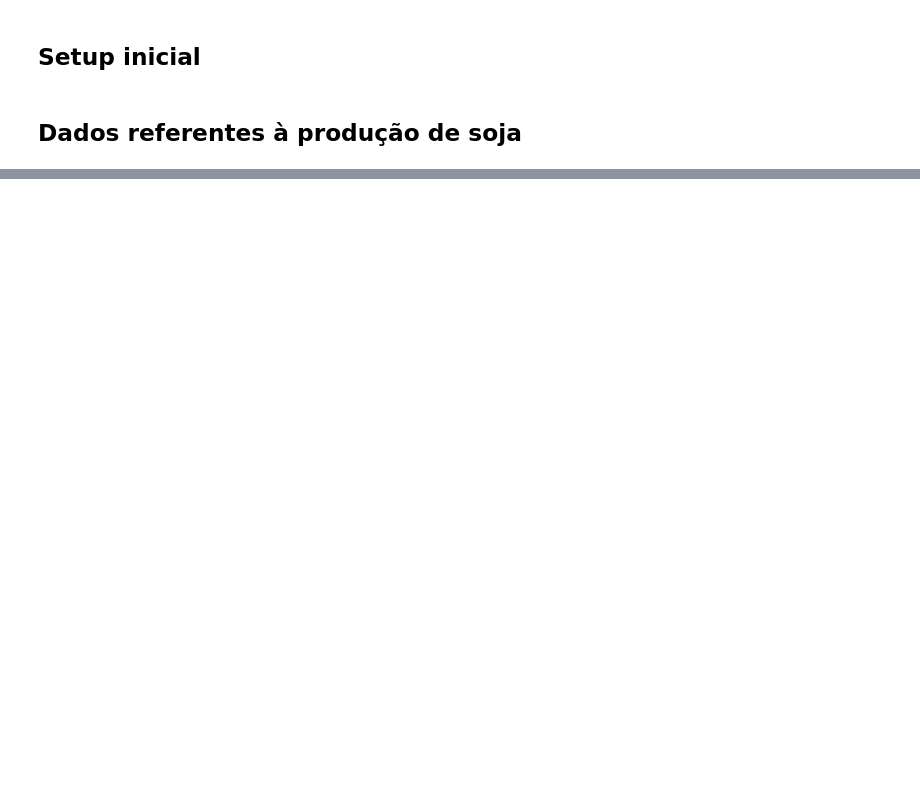
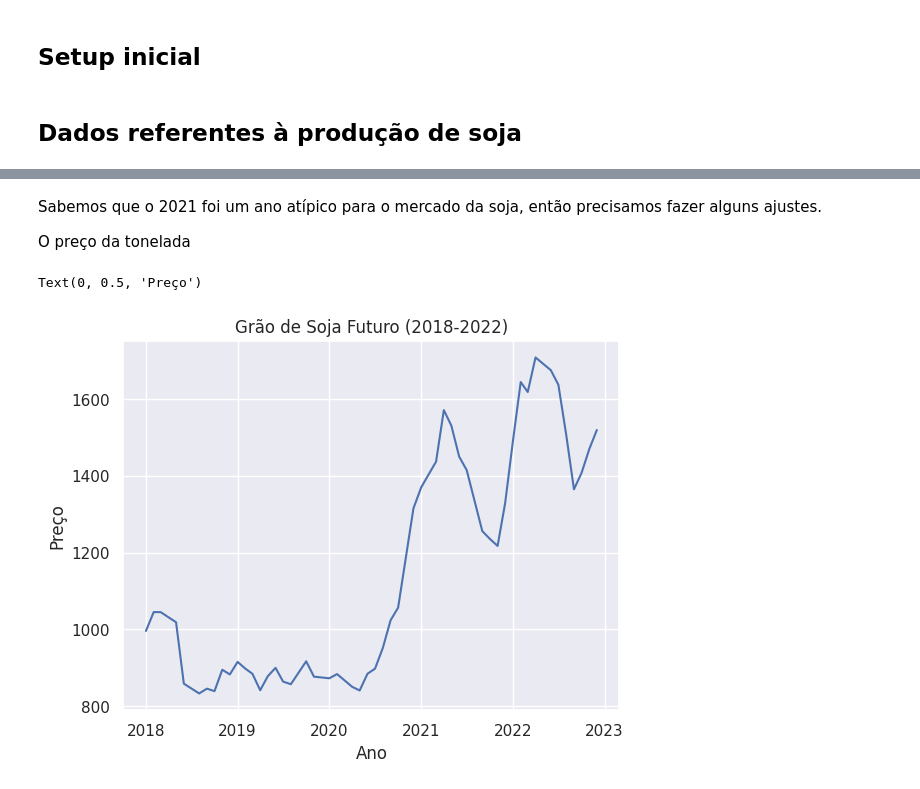
Before and after one commit to luiz-EL/An-liseMercadoSoja, a Jupyter notebook: mercado_soja.ipynb, the cells around one changed output, grey strips where cells are left out. Cells and saved outputs as stored; diff of their text form; code cells hidden in the pictures; blank space fills up the shorter version.

```diff
--- a/mercado_soja.ipynb
+++ b/mercado_soja.ipynb
@@ -79,0 +44,18 @@ Arguments: (UpgradePrompt(old='22.2.2', new='22.3.1'),)
+# %% [markdown]
+Sabemos que o 2021 foi um ano atípico para o mercado da soja, então precisamos fazer alguns ajustes.
+
+O preço da tonelada
+# %%
+preco_ton = pd.DataFrame(produção_mt['Valor da produção (Mil Reais)'] *1000 / produção_mt['Quantidade produzida (Toneladas)'], columns = ['preco'])
+
+soja_futuro = yf.Ticker('ZS=F')
+soja_futuro_hist = soja_futuro.history(start = '2018-01-01', end = '2022-12-31', interval='1mo')['Close']
+
+plt.title('Grão de Soja Futuro (2018-2022)')
+sns.lineplot(soja_futuro_hist, palette = palette)
+plt.xticks(['2018','2019','2020','2021', '2022', '2023'], labels=[2018, 2019, 2020, 2021, 2022, 2023])
+plt.xlabel("Ano")
+plt.ylabel("Preço")
+# %% [output]
+Text(0, 0.5, 'Preço')
+[figure, added]
```
Also changed, not shown: parts of 15 cells of this notebook, 5 other files.
